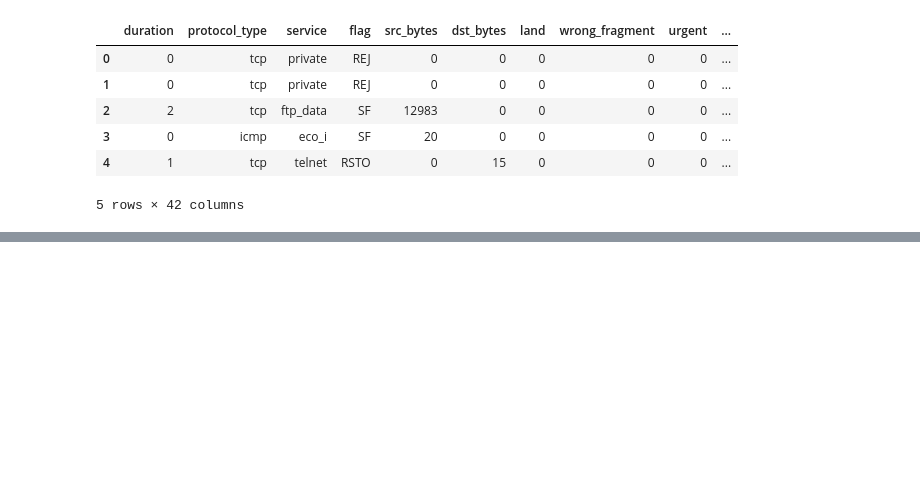
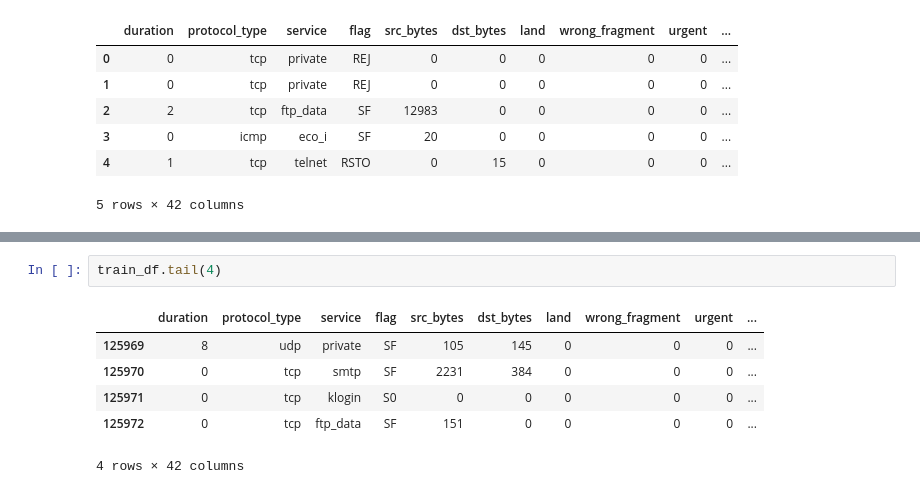
Before and after one commit to SpringBoardMentor193s/SentinelNet_Oct_Batch, a Jupyter notebook: sample.ipynb, the cells around one changed output, grey strips where cells are left out. Saved outputs shown, nothing was run; the diff lists cells and outputs as text; blank space fills up the shorter version.

```diff
--- a/sample.ipynb
+++ b/sample.ipynb
@@ -83,0 +76,9 @@ Files extracted to: /content/extracted_data
+# %%
+train_df.tail(4)
+# %% [output]
+|  | duration | protocol_type | service | flag | src_bytes | dst_bytes | land | wrong_fragment | urgent | ... |
+| 125969 | 8 | udp | private | SF | 105 | 145 | 0 | 0 | 0 | ... |
+| 125970 | 0 | tcp | smtp | SF | 2231 | 384 | 0 | 0 | 0 | ... |
+| 125971 | 0 | tcp | klogin | S0 | 0 | 0 | 0 | 0 | 0 | ... |
+| 125972 | 0 | tcp | ftp_data | SF | 151 | 0 | 0 | 0 | 0 | ... |
+4 rows × 42 columns
```
Also changed, not shown: parts of 6 cells of this notebook.
